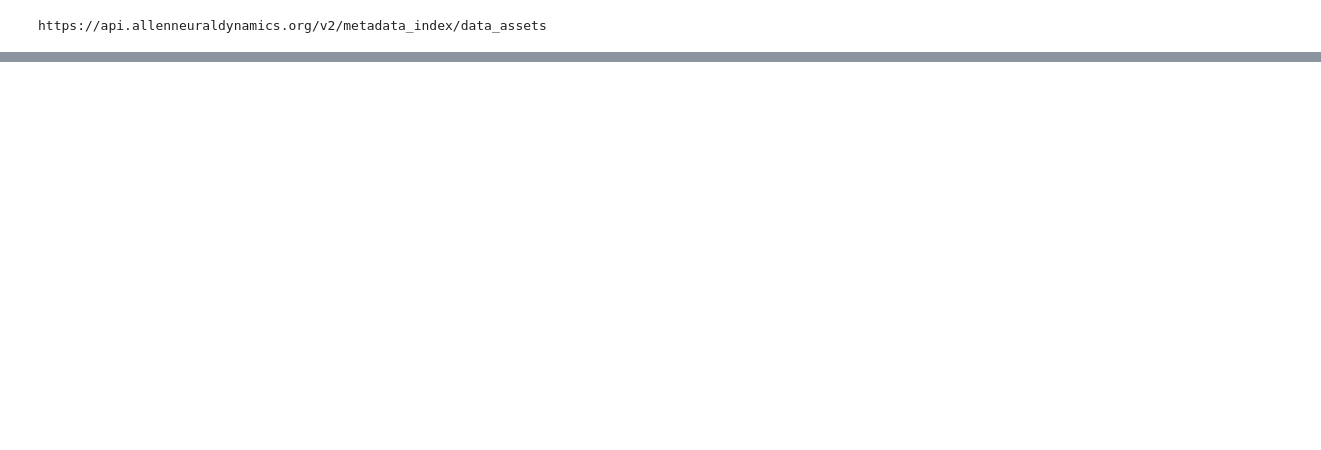
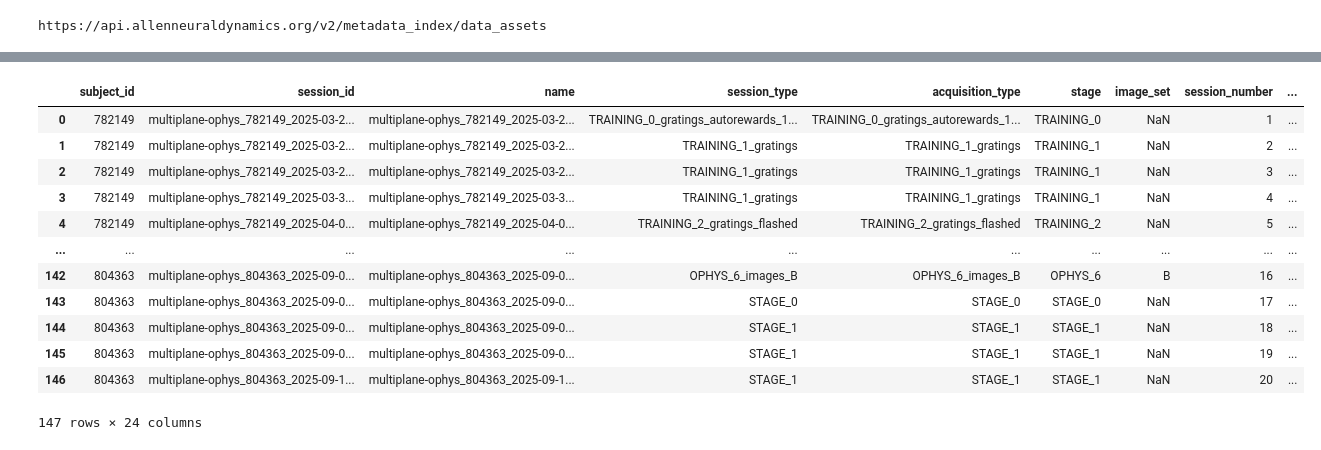
Before and after one commit to AllenSWDB/SWDB_Data_Intro, a Jupyter notebook: code/metadata/visual_learning_metadata.ipynb, the cells around one changed output, grey strips where cells are left out. Drawn from its saved outputs; the diff is of its cells as text; code cells hidden in the pictures; blank space fills up the shorter version.

Commit message:
update visual_learning_metadata.ipynb to only use v2

```diff
--- a/code/metadata/visual_learning_metadata.ipynb
+++ b/code/metadata/visual_learning_metadata.ipynb
@@ -14,3 +6,13 @@ CAPSULE_MOUNT = 'Visual-Learning-SWDB'
+# %%
+import re
+import time
+from datetime import datetime
+
+import numpy as np
+import pandas as pd
+
+pd.set_option('display.width', 220)
+pd.set_option('display.max_columns', 40)
 # %%
 from aind_data_access_api.document_db import MetadataDbClient
 
@@ -407,0 +33,14 @@ print(f'{session_csv}  (rewritten with planes_failing_zdrift)')
+# %%
+# The cohort is defined by subject: five different project_name values are
+# interleaved across the same six mice.
+VISUAL_LEARNING_MICE = ['782149', '790322', '788406', '800792', '800995', '804363']
+
+# Processed asset names end in _processed_<date>_<time>. Anchoring at end-of-string
+# drops further-derived assets (behavior-nwb, cortical-zstack, coreg, ROICat) that
+# carry _processed_ mid-name.
+PROCESSED_PATTERN = (r'^multiplane-ophys_\d+_\d{4}-\d{2}-\d{2}_[\d-]+'
+                     r'_processed_\d{4}-\d{2}-\d{2}_[\d-]+$')
+
+# The QC request sends one asset name per document, so the whole cohort at once
+# exceeds the gateway's header limit -- fetch it in batches.
+BATCH = 40
@@ -407,0 +221,11 @@ print(f'{session_csv}  (rewritten with planes_failing_zdrift)')
+# %%
+# Count of failing planes per session; NA where the session has no z-drift QC
+fails = zdrift.status.eq('Fail').groupby(zdrift.name).sum()
+have_qc = sessions.name.isin(zdrift.name)
+
+sessions['planes_failing_zdrift'] = (
+    sessions.name.map(fails).where(have_qc).astype('Int64'))
+
+print(f'{int(have_qc.sum())} sessions with z-drift QC, '
+      f'{int((~have_qc).sum())} left NA')
+print(sessions.planes_failing_zdrift.value_counts(dropna=False).sort_index().to_string())
@@ -407,0 +245,23 @@ print(f'{session_csv}  (rewritten with planes_failing_zdrift)')
+# %%
+order = ['subject_id', 'session_id', 'name', 'session_type', 'acquisition_type',
+         'stage', 'image_set', 'session_number', 'acquisition_date', 'session_date',
+         'session_time', 'age_days', 'genotype', 'sex', 'date_of_birth', 'rig',
+         'project_name', 'n_planes', 'plane_names', 'imaging_depths',
+         'targeted_structures', 'planes_failing_zdrift', 'processed_stamp', '_id']
+
+sessions = sessions[order].reset_index(drop=True)
+sessions.head()
+# %% [output]
+|  | subject_id | session_id | name | session_type | acquisition_type | stage | image_set | session_number | ... |
+| 0 | 782149 | multiplane-ophys_782149_2025-03-2... | multiplane-ophys_782149_2025-03-2... | TRAINING_0_gratings_autorewards_1... | TRAINING_0_gratings_autorewards_1... | TRAINING_0 | NaN | 1 | ... |
+| 1 | 782149 | multiplane-ophys_782149_2025-03-2... | multiplane-ophys_782149_2025-03-2... | TRAINING_1_gratings | TRAINING_1_gratings | TRAINING_1 | NaN | 2 | ... |
+| 2 | 782149 | multiplane-ophys_782149_2025-03-2... | multiplane-ophys_782149_2025-03-2... | TRAINING_1_gratings | TRAINING_1_gratings | TRAINING_1 | NaN | 3 | ... |
+| 3 | 782149 | multiplane-ophys_782149_2025-03-3... | multiplane-ophys_782149_2025-03-3... | TRAINING_1_gratings | TRAINING_1_gratings | TRAINING_1 | NaN | 4 | ... |
+| 4 | 782149 | multiplane-ophys_782149_2025-04-0... | multiplane-ophys_782149_2025-04-0... | TRAINING_2_gratings_flashed | TRAINING_2_gratings_flashed | TRAINING_2 | NaN | 5 | ... |
+| ... | ... | ... | ... | ... | ... | ... | ... | ... | ... |
+| 142 | 804363 | multiplane-ophys_804363_2025-09-0... | multiplane-ophys_804363_2025-09-0... | OPHYS_6_images_B | OPHYS_6_images_B | OPHYS_6 | B | 16 | ... |
+| 143 | 804363 | multiplane-ophys_804363_2025-09-0... | multiplane-ophys_804363_2025-09-0... | STAGE_0 | STAGE_0 | STAGE_0 | NaN | 17 | ... |
+| 144 | 804363 | multiplane-ophys_804363_2025-09-0... | multiplane-ophys_804363_2025-09-0... | STAGE_1 | STAGE_1 | STAGE_1 | NaN | 18 | ... |
+| 145 | 804363 | multiplane-ophys_804363_2025-09-0... | multiplane-ophys_804363_2025-09-0... | STAGE_1 | STAGE_1 | STAGE_1 | NaN | 19 | ... |
+| 146 | 804363 | multiplane-ophys_804363_2025-09-1... | multiplane-ophys_804363_2025-09-1... | STAGE_1 | STAGE_1 | STAGE_1 | NaN | 20 | ... |
+147 rows × 24 columns
```
Also changed, not shown: parts of 43 cells of this notebook, 1 other file.
